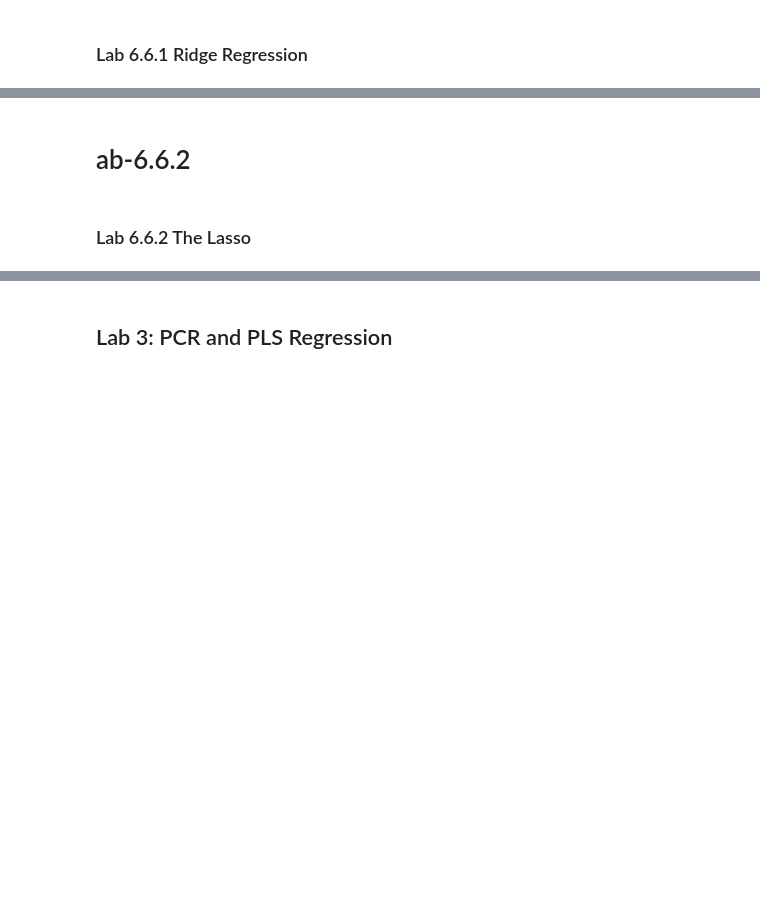
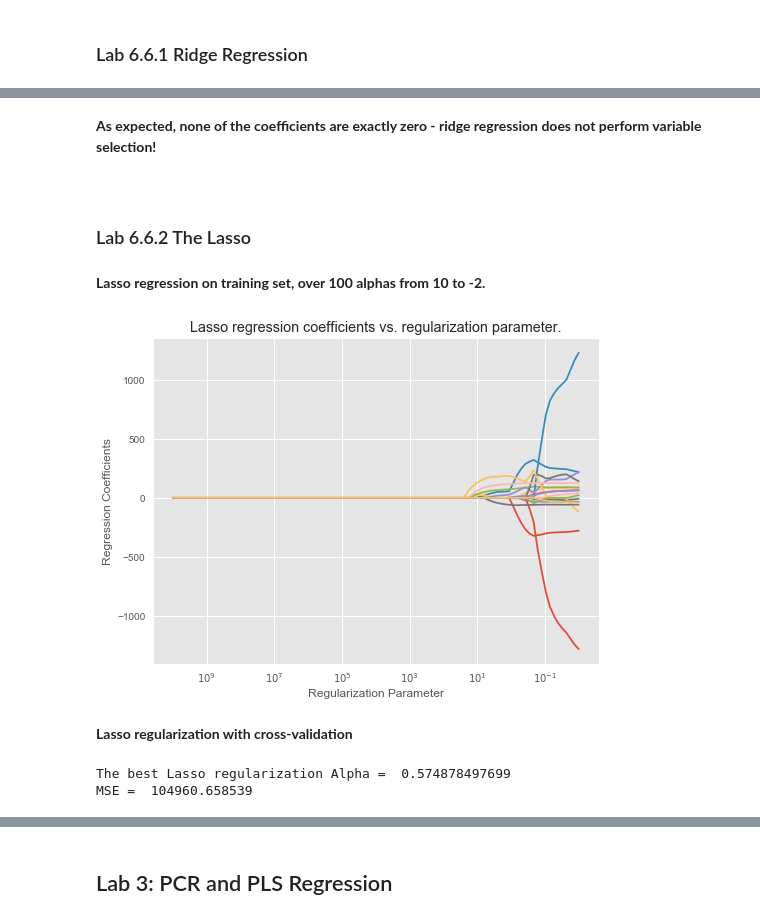
Before and after one commit to 0liu/ISLR, a Jupyter notebook: Chapter 6 Linear Model Selection and Regularization.ipynb, the cells around one changed output, grey strips where cells are left out. Cells and saved outputs as stored; diff of their text form; code cells hidden in the pictures; blank space fills up the shorter version.

```diff
--- a/Chapter 6 Linear Model Selection and Regularization.ipynb
+++ b/Chapter 6 Linear Model Selection and Regularization.ipynb
@@ -117,0 +527,3 @@ print(hitters.Salary.isnull().sum())
+# %%
+# Split Hitters data into train and test sets
+X_train, X_test, y_train, y_test = train_test_split(X, y, test_size=0.5, random_state=1)
@@ -117,0 +532,6 @@ print(hitters.Salary.isnull().sum())
+# %%
+ridge_a4 = Ridge(alpha=4, normalize=True)
+ridge_a4.fit(X_train, y_train)
+y_pred_a4 = ridge_a4.predict(X_test)
+print('\nRidge regression coefficients:\n', pd.Series(ridge_a4.coef_, index=features))
+print('\nMSE = ', mean_squared_error(y_test, y_pred_a4))
@@ -117,0 +558,6 @@ print(hitters.Salary.isnull().sum())
+# %%
+ridge_a1e10 = Ridge(alpha=10**10, normalize=True)
+ridge_a1e10.fit(X_train, y_train)
+y_pred_a1e10 = ridge_a1e10.predict(X_test)
+print('\nRidge regression coefficients:\n', pd.Series(ridge_a1e10.coef_, index=features))
+print('\nMSE = ', mean_squared_error(y_test, y_pred_a1e10))
@@ -117,0 +584,9 @@ print(hitters.Salary.isnull().sum())
+# %%
+# Ridge regularization with cross-validation
+ridgecv = RidgeCV(alphas=alphas*0.5, scoring='neg_mean_squared_error', normalize=True)
+ridgecv.fit(X_train, y_train)
+print("The best ridge regularization Alpha = ", ridgecv.alpha_)
+ridge_cv = Ridge(alpha=ridgecv.alpha_, normalize=True)
+ridge_cv.fit(X_train, y_train)
+mse = mean_squared_error(y_test, ridge_cv.predict(X_test))
+print("MSE = ", mse)
@@ -118,4 +622,40 @@ print(hitters.Salary.isnull().sum())
+# %% [markdown]
+**As expected, none of the coefficients are exactly zero - ridge regression does not perform variable selection!**
 # %% [markdown]
-# ab-6.6.2
+<a id='lab-6.6.2'></a>
 # %% [markdown]
 ### Lab 6.6.2 The Lasso
+# %% [markdown]
+**Lasso regression on training set, over 100 alphas from 10 to -2.**
+# %%
+lasso = Lasso(max_iter=10000, normalize=True)
+coefs = []
+for alpha in alphas:
+    lasso.set_params(alpha=alpha)
+    lasso.fit(scale(X_train), y_train)
+    coefs.append(lasso.coef_)
+
+# Plot
+fig, ax = plt.subplots(figsize=(8, 6))
+plt.plot(alphas, coefs)
+ax.set_xscale('log')
+ax.set_xlim(ax.get_xlim()[::-1])
+plt.xlabel('Regularization Parameter')
+plt.ylabel('Regression Coefficients')
+plt.title('Lasso regression coefficients vs. regularization parameter.')
+plt.show()
+# %% [output]
+[figure, added]
+# %% [markdown]
+**Lasso regularization with cross-validation**
+# %%
+lassocv = LassoCV(alphas=None, cv=10, max_iter=100000, normalize=True)
+lassocv.fit(X_train, y_train)
+print("The best Lasso regularization Alpha = ", ridgecv.alpha_)
+lasso_cv = Lasso(max_iter=10000, normalize=True, alpha=lassocv.alpha_)
+lasso_cv.fit(X_train, y_train)
+mse = mean_squared_error(y_test, lasso_cv.predict(X_test))
+print("MSE = ", mse)
+# %% [output]
+The best Lasso regularization Alpha =  0.574878497699
+MSE =  104960.658539
```
Also changed, not shown: parts of 45 cells of this notebook.
